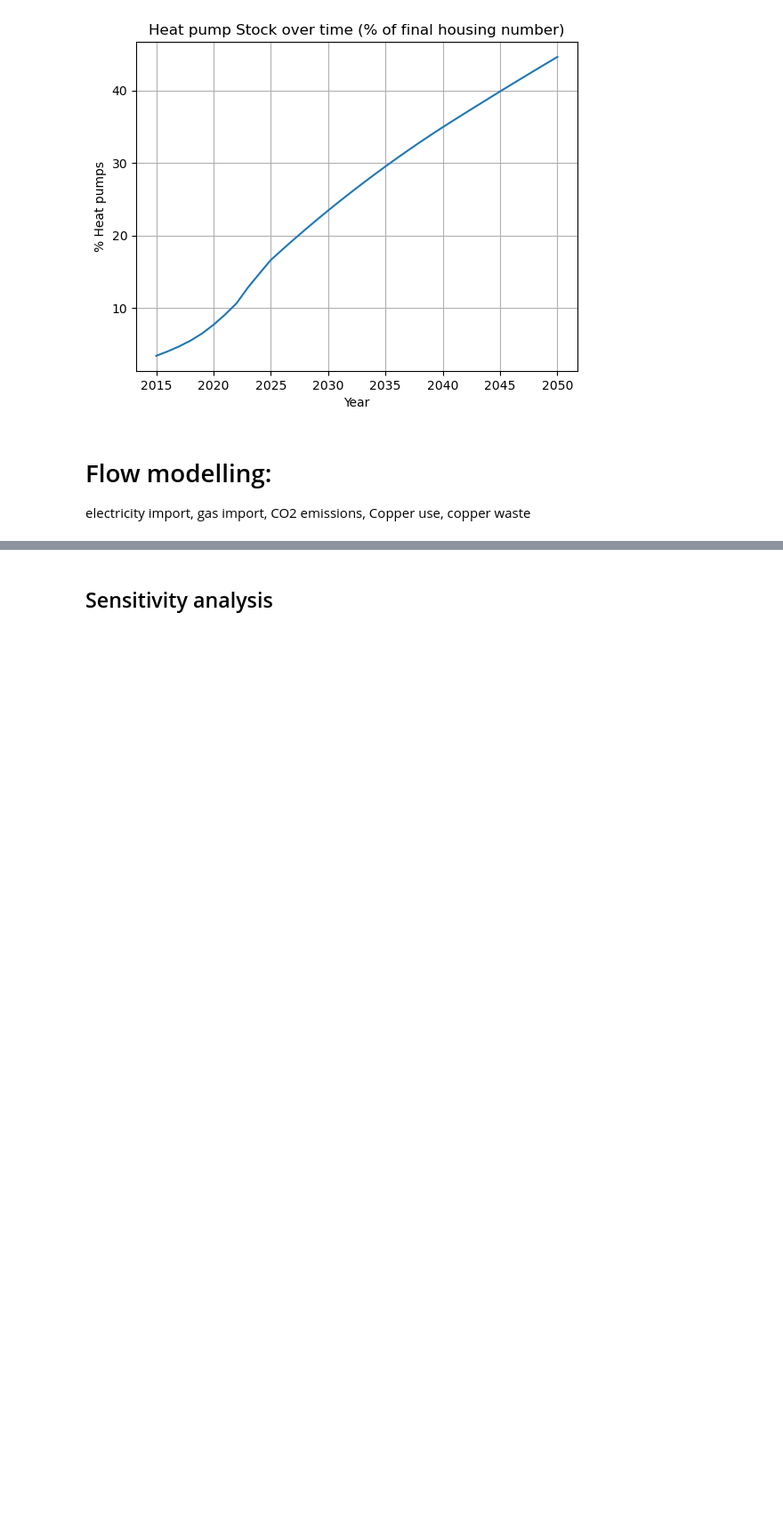
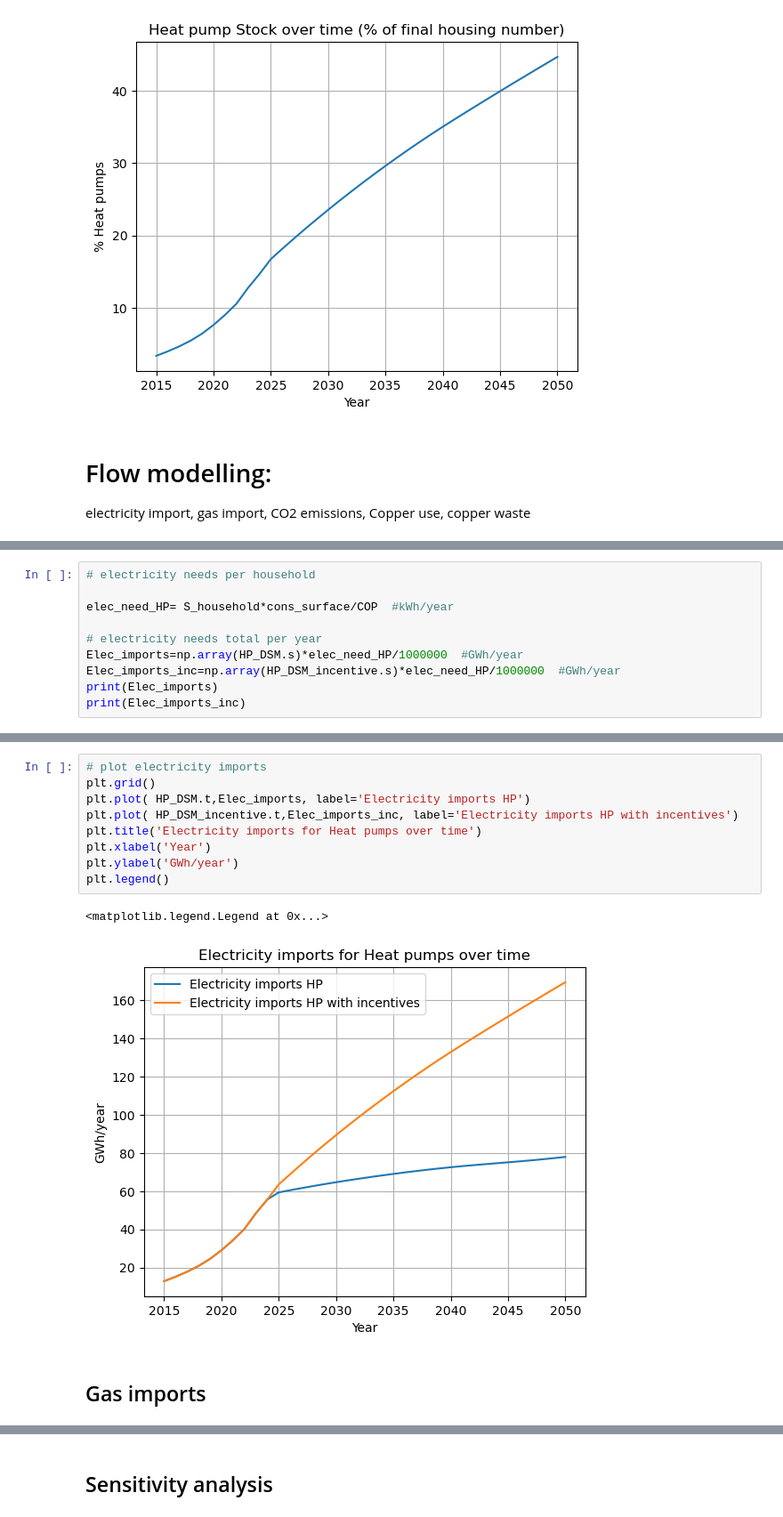
Before and after one commit to Margaux-Ccd/MFA_HeatPumps, a Jupyter notebook: Dynamic_MFA/Dynamic_HP.ipynb, the cells around one changed output, grey strips where cells are left out. Shown at 89% size. Cells and saved outputs as stored; diff of their text form; blank space fills up the shorter version.

```diff
--- a/Dynamic_MFA/Dynamic_HP.ipynb
+++ b/Dynamic_MFA/Dynamic_HP.ipynb
@@ -218,0 +250,10 @@ copper_GB= 1.5 #kg
+# %%
+# electricity needs per household
+
+elec_need_HP= S_household*cons_surface/COP  #kWh/year
+
+# electricity needs total per year
+Elec_imports=np.array(HP_DSM.s)*elec_need_HP/1000000  #GWh/year
+Elec_imports_inc=np.array(HP_DSM_incentive.s)*elec_need_HP/1000000  #GWh/year
+print(Elec_imports)
+print(Elec_imports_inc)
@@ -218,0 +275,14 @@ copper_GB= 1.5 #kg
+# %%
+# plot electricity imports
+plt.grid()
+plt.plot( HP_DSM.t,Elec_imports, label='Electricity imports HP')
+plt.plot( HP_DSM_incentive.t,Elec_imports_inc, label='Electricity imports HP with incentives')
+plt.title('Electricity imports for Heat pumps over time')
+plt.xlabel('Year')
+plt.ylabel('GWh/year')
+plt.legend()
+# %% [output]
+<matplotlib.legend.Legend at 0x...>
+[figure, added]
+# %% [markdown]
+## Gas imports
```
Also changed, not shown: parts of 19 cells of this notebook.
